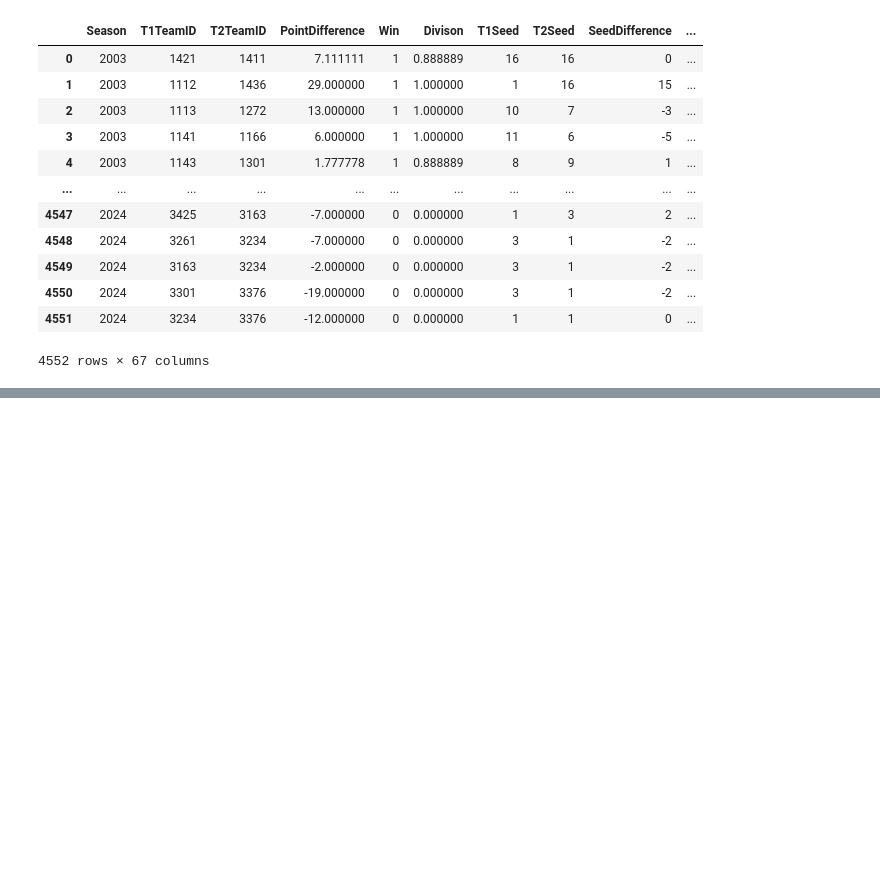
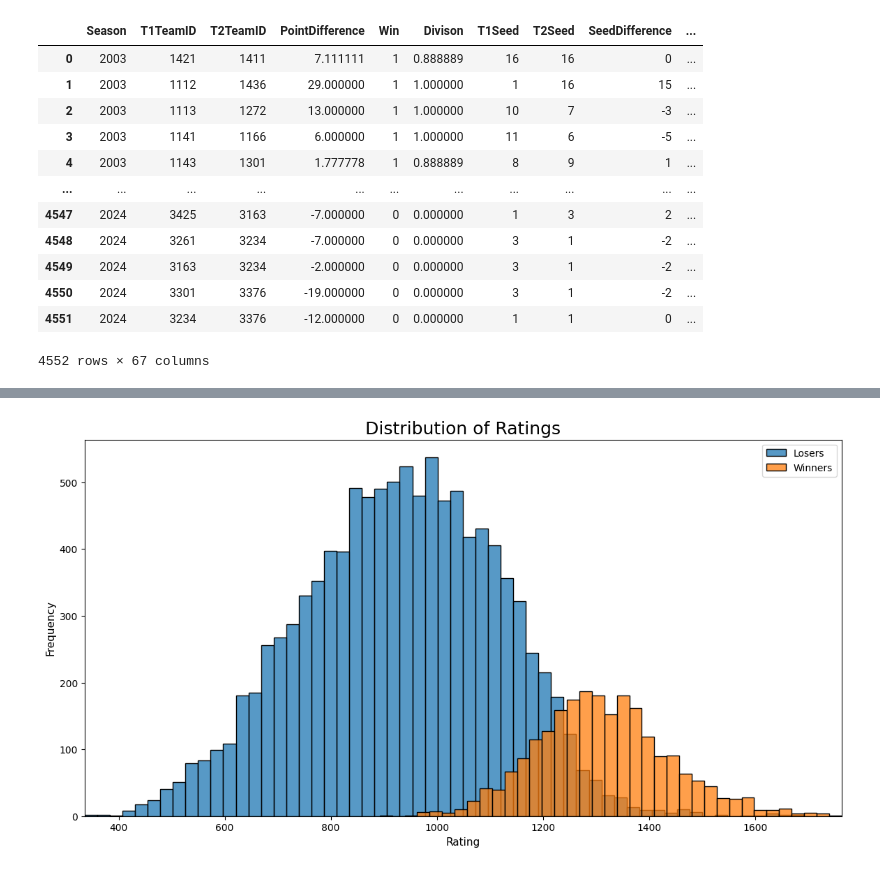
Before and after one commit to jamie07262/INFO-3608-PROJECT, a Jupyter notebook: New_Data_Processor.ipynb, the cells around one changed output, grey strips where cells are left out. Cells and saved outputs as stored; diff of their text form; code cells hidden in the pictures; blank space fills up the shorter version.

Commit message:
Added Rating System Features with Graphs

```diff
--- a/New_Data_Processor.ipynb
+++ b/New_Data_Processor.ipynb
@@ -427,0 +487,7 @@ tourneyData
+# %%
+tounreyMergedRatings = pd.merge(
+    ratings, tourneyData[['Season', 'T1TeamID']].drop_duplicates(),
+    left_on = ['Season', 'TeamID'],
+    right_on = ['Season', 'T1TeamID'],
+    how = 'left'
+)
@@ -427,0 +510,16 @@ tourneyData
+# %%
+#Histogram for Distribution of Ratings for Winners and Losers
+plt.figure(figsize = (14, 7))
+
+sb.histplot(tmp.loc[pd.isnull(tounreyMergedRatings['T1TeamID']), 'rating'], kde = False, label = 'Losers')
+sb.histplot(tmp.loc[~pd.isnull(tounreyMergedRatings['T1TeamID']), 'rating'], kde = False, label = 'Winners')
+
+plt.xlabel('Rating', fontsize = 11)
+plt.ylabel('Frequency', fontsize = 11)
+plt.title('Distribution of Ratings', fontsize = 18)
+
+plt.margins(x = 0)
+plt.legend()
+plt.show()
+# %% [output]
+[figure, added]
```
Also changed, not shown: parts of 7 cells of this notebook.
